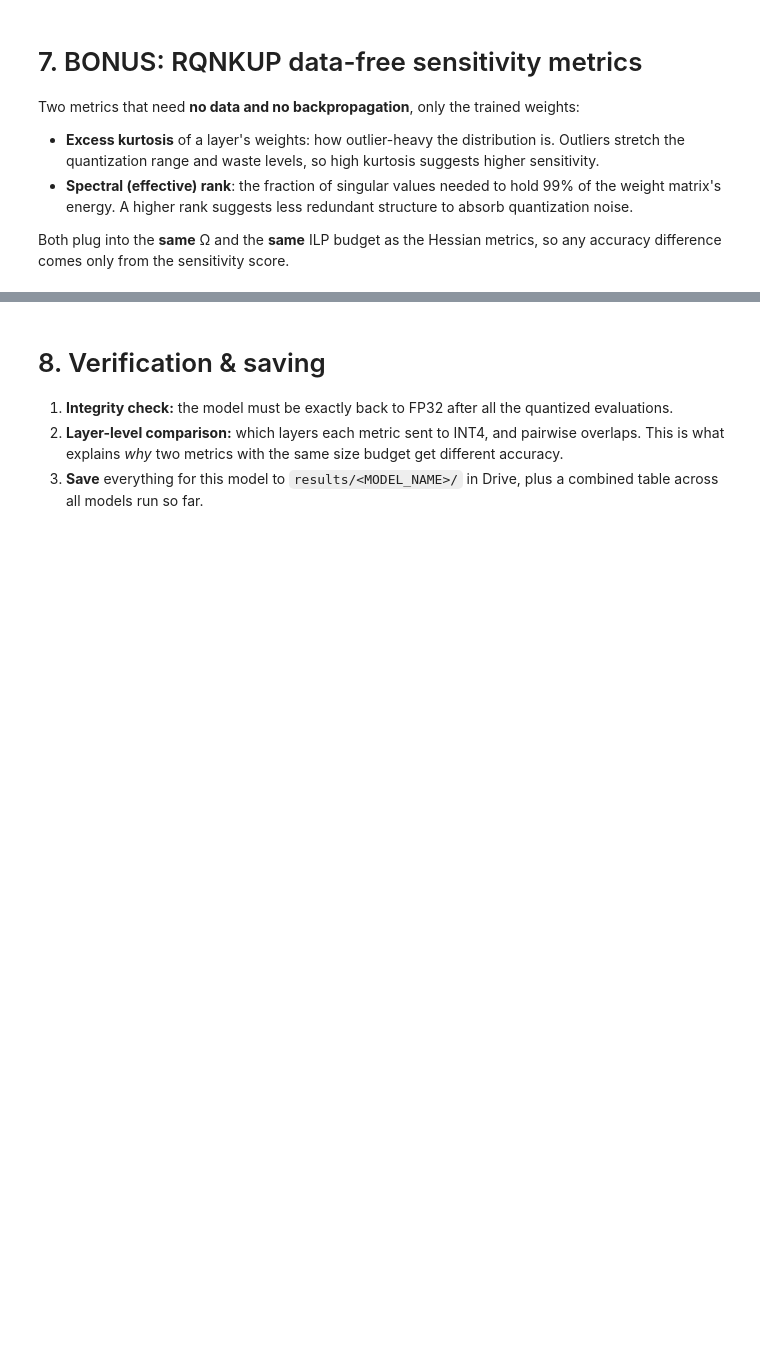
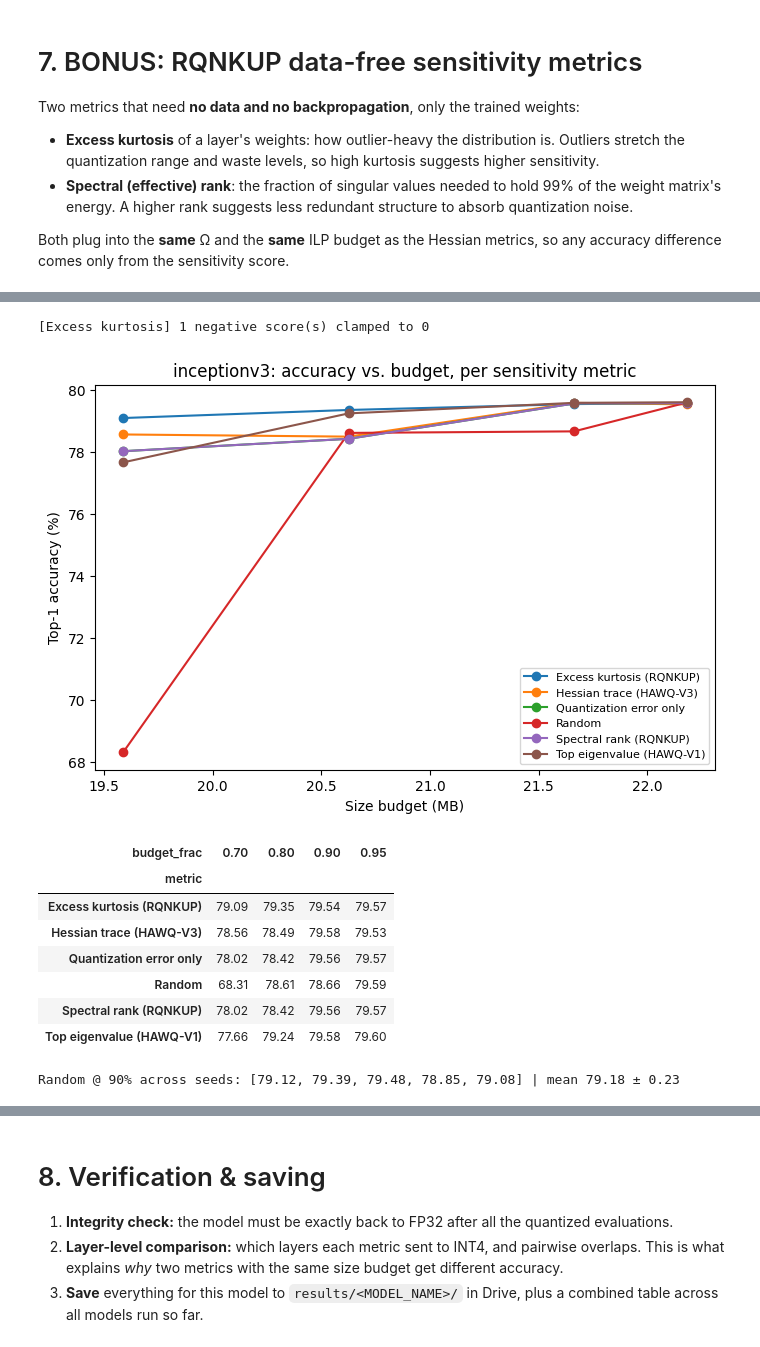
Before and after one commit to acm-research-f26/RQNKUP, a Jupyter notebook: HAWQ_V3.ipynb, the cells around one changed output, grey strips where cells are left out. Drawn from its saved outputs; the diff is of its cells as text; code cells hidden in the pictures; blank space fills up the shorter version.

```diff
--- a/HAWQ_V3.ipynb
+++ b/HAWQ_V3.ipynb
@@ -25,7 +25,7 @@ Mounted at /content/drive
 # ============================================================
 # CONFIG -- the ONLY cell you edit to switch models.
 # ============================================================
-MODEL_NAME = "resnet50"   # "resnet18" | "resnet50" | "inceptionv3"
+MODEL_NAME = "inceptionv3"   # "resnet18" | "resnet50" | "inceptionv3"
 
 MODEL_CONFIGS = {
     "resnet18": dict(
@@ -83,7 +83,7 @@ DEVICE = torch.device("cuda" if torch.cuda.is_available() else "cpu")
 print(f"Device: {DEVICE} | model: {MODEL_NAME} | input size: {CFG['input_size']}")
 
 # ---- paths (Google Drive) ----
-PROJECT_DIR  = "/content/drive/MyDrive/rqnkup/hawqv3"
+PROJECT_DIR  = "/content/drive/MyDrive/rqnkup"
 DATA_DIR     = os.path.join(PROJECT_DIR, "hawqv3_data")
 RESULTS_ROOT = os.path.join(PROJECT_DIR, "hawqv3", "results")
 RESULTS_DIR  = os.path.join(RESULTS_ROOT, MODEL_NAME)     # one subfolder per model
@@ -758,0 +808,55 @@ plot_bit_assignment(results["Mixed (Excess kurtosis (RQNKUP))"]["bit_config"], k
+# %%
+# Compare ALL metrics across several budgets (the midpoint budget can collapse to chance, e.g. ResNet-50)
+all_metrics = dict(SENSITIVITY_METRICS)
+all_metrics["Excess kurtosis (RQNKUP)"] = make_omega(kurtosis_scores, "Excess kurtosis")
+all_metrics["Spectral rank (RQNKUP)"] = make_omega(rank_scores, "Spectral rank")
+
+fractions = [0.7, 0.8, 0.9, 0.95]   # fraction of the way from uniform-INT4 size to uniform-INT8 size
+budget_rows = []
+for frac in fractions:
+    budget = INT4_SIZE + frac * (INT8_SIZE - INT4_SIZE)
+    for label, om in all_metrics.items():
+        cfg_bits = solve_ilp(om, size_limit_mb=budget)
+        with quantized(model, cfg_bits):
+            acc = evaluate_top1(model, eval_loader, desc=f"{label} @ {frac:.0%}")
+        budget_rows.append({"budget_frac": frac, "budget_mb": budget, "metric": label, "top1": acc,
+                            "size_mb": model_size_mb(cfg_bits), "bops_g": model_bops_g(cfg_bits),
+                            "n_int4": sum(1 for n in layer_names if effective_bits(cfg_bits, n) == 4)})
+
+multi_budget_df = pd.DataFrame(budget_rows)
+multi_budget_df.to_csv(os.path.join(RESULTS_DIR, f"{MODEL_NAME}_multi_budget.csv"), index=False)
+
+plt.figure(figsize=(8, 5))
+for label, g in multi_budget_df.groupby("metric"):
+    plt.plot(g["budget_mb"], g["top1"], marker="o", label=label)
+plt.xlabel("Size budget (MB)")
+plt.ylabel("Top-1 accuracy (%)")
+plt.title(f"{MODEL_NAME}: accuracy vs. budget, per sensitivity metric")
+plt.legend(fontsize=8)
+plt.show()
+
+multi_budget_df.pivot(index="metric", columns="budget_frac", values="top1").round(2)
+# %% [output]
+[Excess kurtosis] 1 negative score(s) clamped to 0
+[figure, added]
+| budget_frac | 0.70 | 0.80 | 0.90 | 0.95 |
+| metric |  |  |  |  |
+| Excess kurtosis (RQNKUP) | 79.09 | 79.35 | 79.54 | 79.57 |
+| Hessian trace (HAWQ-V3) | 78.56 | 78.49 | 79.58 | 79.53 |
+| Quantization error only | 78.02 | 78.42 | 79.56 | 79.57 |
+| Random | 68.31 | 78.61 | 78.66 | 79.59 |
+| Spectral rank (RQNKUP) | 78.02 | 78.42 | 79.56 | 79.57 |
+| Top eigenvalue (HAWQ-V1) | 77.66 | 79.24 | 79.58 | 79.60 |
+# %%
+# Is "Random" really better, or one lucky seed? Try 5 more random seeds at the 90% budget
+budget90 = INT4_SIZE + 0.9 * (INT8_SIZE - INT4_SIZE)
+rand_accs = []
+for s in range(5):
+    r = np.random.default_rng(100 + s)
+    om = make_omega({n: float(r.random()) for n in layer_names}, f"Random seed {100 + s}")
+    with quantized(model, solve_ilp(om, size_limit_mb=budget90)):
+        rand_accs.append(evaluate_top1(model, eval_loader, desc=f"random seed {100 + s}"))
+print("Random @ 90% across seeds:", [round(a, 2) for a in rand_accs],
+      f"| mean {np.mean(rand_accs):.2f} ± {np.std(rand_accs):.2f}")
+# %% [output]
+Random @ 90% across seeds: [79.12, 79.39, 79.48, 78.85, 79.08] | mean 79.18 ± 0.23
```
Also changed, not shown: parts of 28 cells of this notebook.
